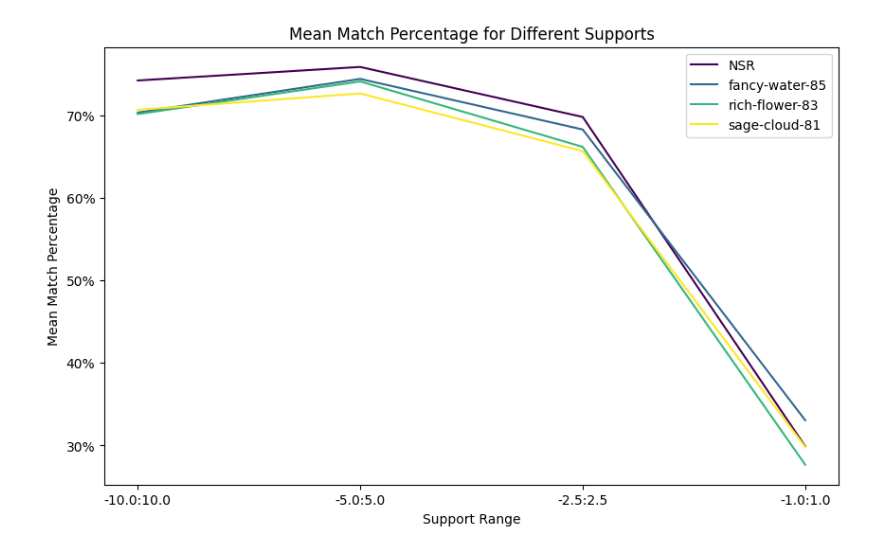
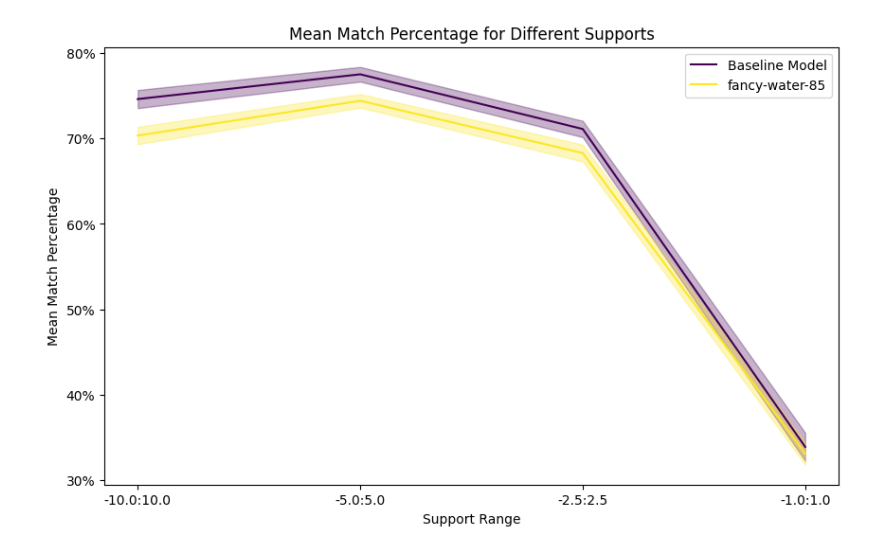
Before and after one commit to fabienmorgan/Self-Supervised_Numerical_Pre-Training_for_Symbolic_Regression, a Jupyter notebook: evalulation_graphs/sampling_range.ipynb, the cells around one changed output. Drawn from its saved outputs; the diff is of its cells as text; code cells hidden in the pictures.

Commit message:
Update visualisation and all the minor changes at the end

```diff
--- a/evalulation_graphs/sampling_range.ipynb
+++ b/evalulation_graphs/sampling_range.ipynb
@@ -4,9 +4,9 @@ import numpy as np
 import matplotlib.pyplot as plt
 from matplotlib.ticker import FuncFormatter
 # %%
-def create_visualization(df):
-    # Group data by 'Model', 'Minimum Support', and 'Maximum Support' and calculate the mean Match Percentage
-    grouped_df = df.groupby(['Model', 'Minimum Support', 'Maximum Support'], as_index=False)['Match Percentage'].mean()
+def create_visualization(df, show_std_shaded=True):
+    # Group data by 'Model', 'Minimum Support', and 'Maximum Support' and calculate the mean and std Match Percentage
+    grouped_df = df.groupby(['Model', 'Minimum Support', 'Maximum Support'], as_index=False)['Match Percentage'].agg(['mean', 'std']).reset_index()
 
     # Filter data by model names for the different lines
     models = grouped_df['Model'].unique()
@@ -27,7 +27,16 @@ def create_visualization(df):
     for idx, model in enumerate(models):
         model_data = grouped_df[grouped_df['Model'] == model]
         x_ticks = model_data[['Minimum Support', 'Maximum Support']].apply(tuple, axis=1).map(support_dict)
-        ax.plot(x_ticks, model_data['Match Percentage'], label=model, color=colors[idx])
+        ax.plot(x_ticks, model_data['mean'], label=model, color=colors[idx])
+
+        if show_std_shaded:
+            ax.fill_between(
+                x_ticks,
+                model_data['mean'] - model_data['std'],
+                model_data['mean'] + model_data['std'],
+                color=colors[idx],
+                alpha=0.3
+            )
 
     # Add the title and labels
     ax.set_title('Mean Match Percentage for Different Supports')
@@ -57,16 +66,17 @@ model_name_mapping = {
     'mmsr_se5_newloss': 'fancy-water-85',
     'mmsr_se5_oldloss': 'rich-flower-83',
     'mmsr_se1_oldloss': 'sage-cloud-81',
-    'nsr': 'NSR'
+    'self_trained_nsr': 'Baseline Model'
 }
 
 evaluation_summary['Model'] = evaluation_summary['Model'].replace(model_name_mapping)
 # %%
 minimum_supports = [-10, -5, -2.5, -1]
-models = ['fancy-water-85', 'rich-flower-83', 'sage-cloud-81', 'NSR']
+all_models = ['fancy-water-85', 'rich-flower-83', 'sage-cloud-81', 'Baseline Model']
+models_to_compare = ['Baseline Model', 'fancy-water-85']
 number_of_samples = 500
 
-evaluation_summary = evaluation_summary[(evaluation_summary['Model'].isin(models)) &
+different_support_subranges_plot = evaluation_summary[(evaluation_summary['Model'].isin(models_to_compare)) &
                   (evaluation_summary['Minimum Support'].isin(minimum_supports)) &
                   (evaluation_summary['Number of Samples'] == number_of_samples) &
                   (evaluation_summary['Maximum Support'] == -evaluation_summary['Minimum Support'])]
@@ -75,5 +83,5 @@ evaluation_summary.to_csv('temp4.csv')
 # %%
-fig, _ = create_visualization(evaluation_summary)
+fig, _ = create_visualization(different_support_subranges_plot, show_std_shaded=True)
 fig.show()
 # %% [output]
-[figure, old version]
+[figure, new version]
```
Also changed, not shown: parts of 1 cell of this notebook, 11 other files.
